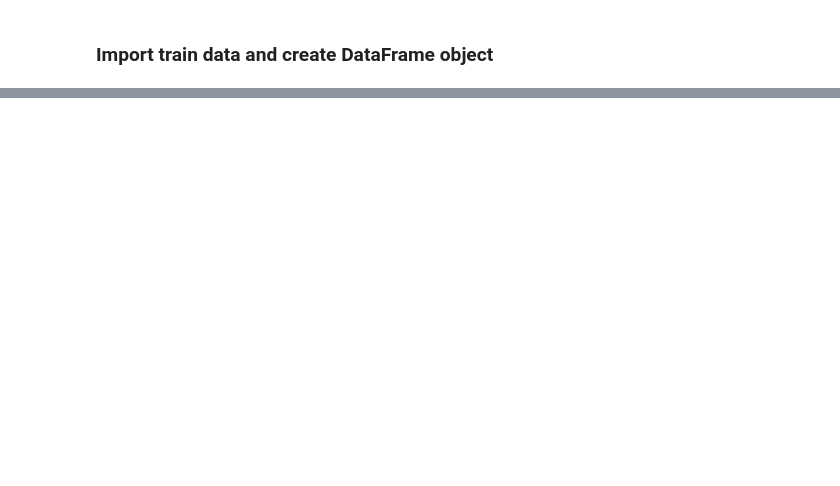
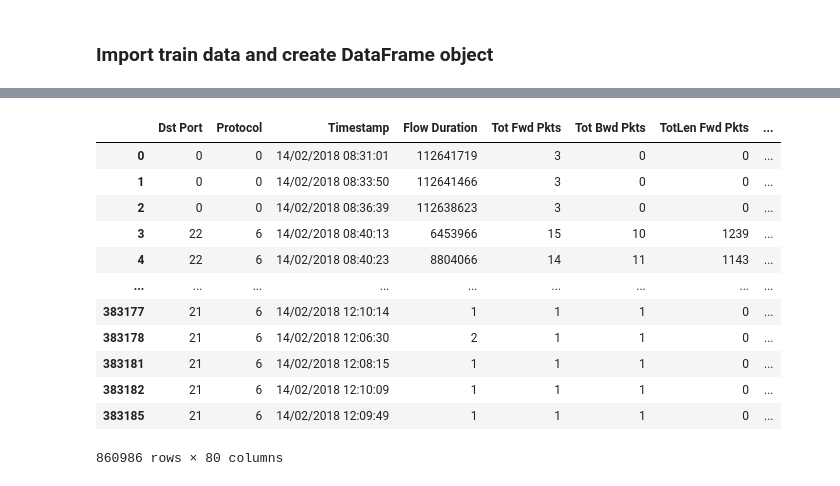
Before and after one commit to Wneku1/MlNetAttackDetector, a Jupyter notebook: python/corrmaps.ipynb, the cells around one changed output, grey strips where cells are left out. Cells and saved outputs as stored; diff of their text form; code cells hidden in the pictures; blank space fills up the shorter version.

```diff
--- a/python/corrmaps.ipynb
+++ b/python/corrmaps.ipynb
@@ -15,3 +20,26 @@ print("The files have been imported")
+# %%
+def onlyFTP(data, featureName):
+    shortedNormal = data[data[featureName] == 'Benign']
+    shortedSSH = data[data[featureName] == 'FTP-BruteForce']
+    return pd.concat([shortedNormal, shortedSSH], axis=0)
+# %%
+numeric_data = onlyFTP(numeric_data, 'Label')
+# %%
+numeric_data
+# %% [output]
+|  | Dst Port | Protocol | Timestamp | Flow Duration | Tot Fwd Pkts | Tot Bwd Pkts | TotLen Fwd Pkts | ... |
+| 0 | 0 | 0 | 14/02/2018 08:31:01 | 112641719 | 3 | 0 | 0 | ... |
+| 1 | 0 | 0 | 14/02/2018 08:33:50 | 112641466 | 3 | 0 | 0 | ... |
+| 2 | 0 | 0 | 14/02/2018 08:36:39 | 112638623 | 3 | 0 | 0 | ... |
+| 3 | 22 | 6 | 14/02/2018 08:40:13 | 6453966 | 15 | 10 | 1239 | ... |
+| 4 | 22 | 6 | 14/02/2018 08:40:23 | 8804066 | 14 | 11 | 1143 | ... |
+| ... | ... | ... | ... | ... | ... | ... | ... | ... |
+| 383177 | 21 | 6 | 14/02/2018 12:10:14 | 1 | 1 | 1 | 0 | ... |
+| 383178 | 21 | 6 | 14/02/2018 12:06:30 | 2 | 1 | 1 | 0 | ... |
+| 383181 | 21 | 6 | 14/02/2018 12:08:15 | 1 | 1 | 1 | 0 | ... |
+| 383182 | 21 | 6 | 14/02/2018 12:10:09 | 1 | 1 | 1 | 0 | ... |
+| 383185 | 21 | 6 | 14/02/2018 12:09:49 | 1 | 1 | 1 | 0 | ... |
+860986 rows × 80 columns
 # %%
 
 def makeOnlyAttackOrNot(dataToTransform):
```
Also changed, not shown: parts of 8 cells of this notebook.
